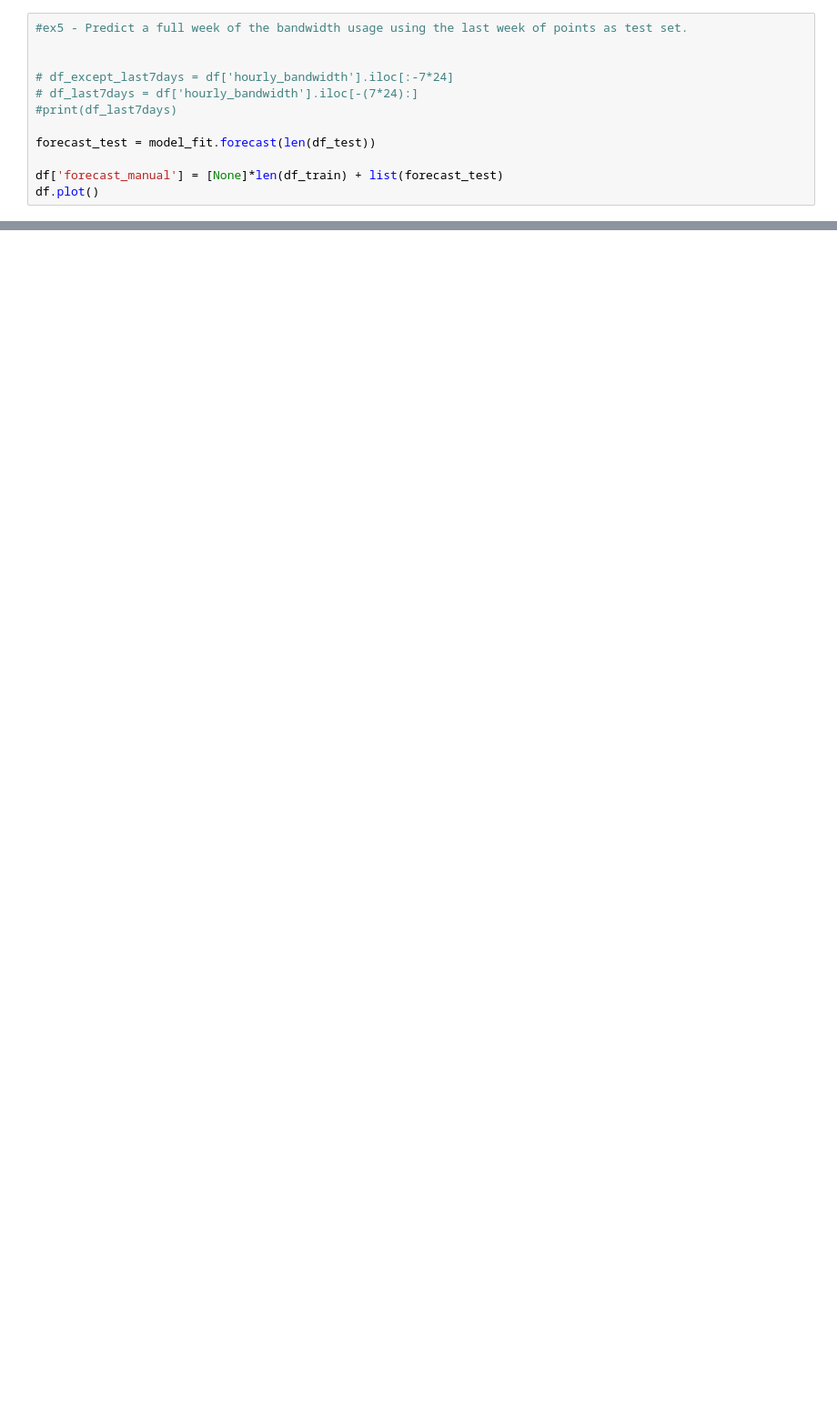
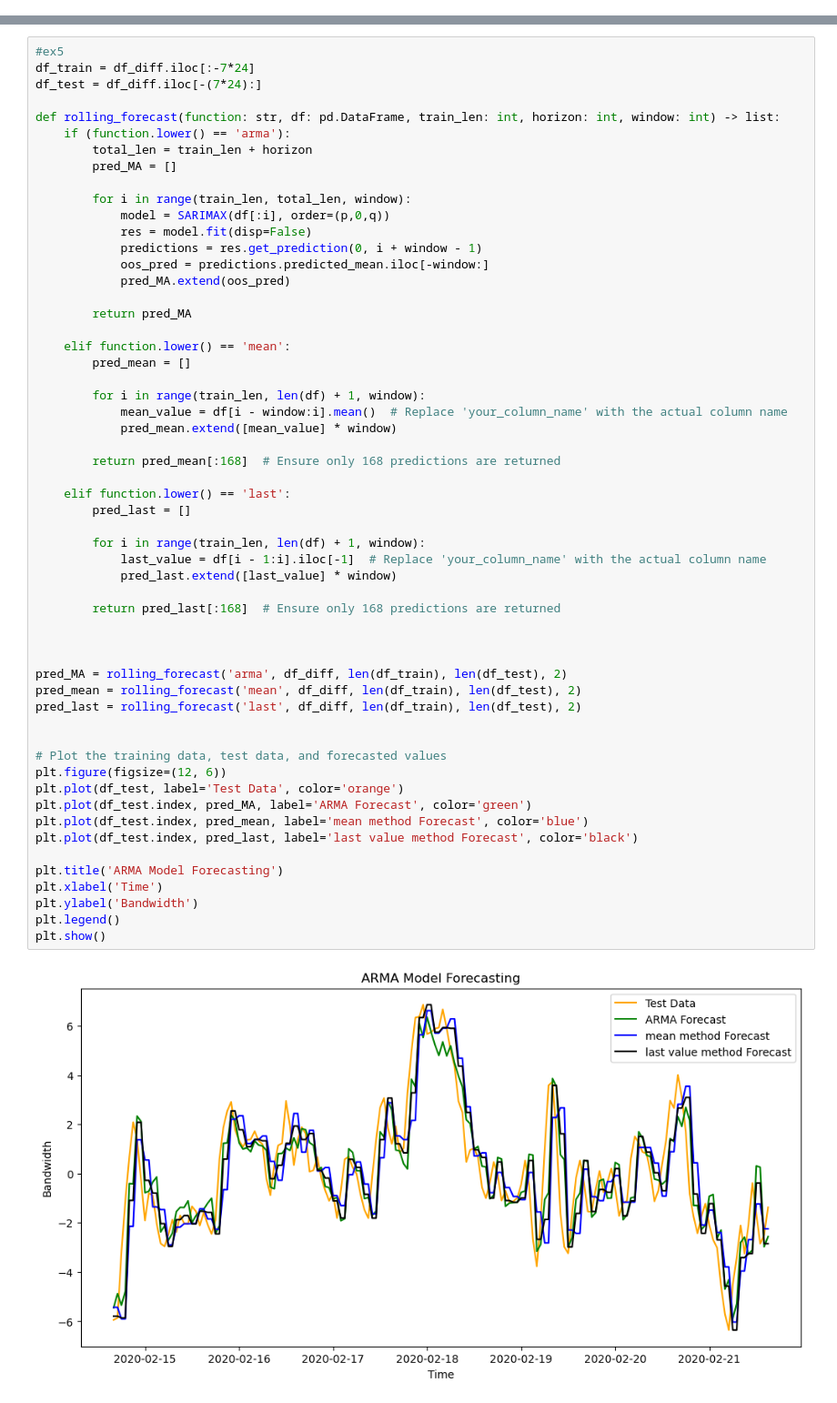
Before and after one commit to JoaoRFigueiredo/MEI-SIC, a Jupyter notebook: Ano1/MINDD/PL/Aula8/ficha_8.ipynb, the cells around one changed output, grey strips where cells are left out. Shown at 91% size. Saved outputs shown, nothing was run; the diff lists cells and outputs as text; blank space fills up the shorter version.

```diff
--- a/Ano1/MINDD/PL/Aula8/ficha_8.ipynb
+++ b/Ano1/MINDD/PL/Aula8/ficha_8.ipynb
@@ -296,15 +264,3 @@ plt.show()
 [figure]
 <Figure size 1200x400 with 0 Axes>
 [figure]
-# %%
-#ex5 - Predict a full week of the bandwidth usage using the last week of points as test set.
-
-
-# df_except_last7days = df['hourly_bandwidth'].iloc[:-7*24]
-# df_last7days = df['hourly_bandwidth'].iloc[-(7*24):]
-#print(df_last7days)
-
-forecast_test = model_fit.forecast(len(df_test))
-
-df['forecast_manual'] = [None]*len(df_train) + list(forecast_test)
-df.plot()
@@ -421,0 +267,58 @@ plt.show()
+# %%
+#ex5
+df_train = df_diff.iloc[:-7*24]
+df_test = df_diff.iloc[-(7*24):]
+
+def rolling_forecast(function: str, df: pd.DataFrame, train_len: int, horizon: int, window: int) -> list:
+    if (function.lower() == 'arma'):
+        total_len = train_len + horizon
+        pred_MA = []
+
+        for i in range(train_len, total_len, window):
+            model = SARIMAX(df[:i], order=(p,0,q))
+            res = model.fit(disp=False)
+            predictions = res.get_prediction(0, i + window - 1)
+            oos_pred = predictions.predicted_mean.iloc[-window:]
+            pred_MA.extend(oos_pred)
+
+        return pred_MA
+
+    elif function.lower() == 'mean':
+        pred_mean = []
+
+        for i in range(train_len, len(df) + 1, window):
+            mean_value = df[i - window:i].mean()  # Replace 'your_column_name' with the actual column name
+            pred_mean.extend([mean_value] * window)
+
+        return pred_mean[:168]  # Ensure only 168 predictions are returned
+
+    elif function.lower() == 'last':
+        pred_last = []
+
+        for i in range(train_len, len(df) + 1, window):
+            last_value = df[i - 1:i].iloc[-1]  # Replace 'your_column_name' with the actual column name
+            pred_last.extend([last_value] * window)
+
+        return pred_last[:168]  # Ensure only 168 predictions are returned
+
+
+
+pred_MA = rolling_forecast('arma', df_diff, len(df_train), len(df_test), 2)
+pred_mean = rolling_forecast('mean', df_diff, len(df_train), len(df_test), 2)
+pred_last = rolling_forecast('last', df_diff, len(df_train), len(df_test), 2)
+
+
+# Plot the training data, test data, and forecasted values
+plt.figure(figsize=(12, 6))
+plt.plot(df_test, label='Test Data', color='orange')
+plt.plot(df_test.index, pred_MA, label='ARMA Forecast', color='green')
+plt.plot(df_test.index, pred_mean, label='mean method Forecast', color='blue')
+plt.plot(df_test.index, pred_last, label='last value method Forecast', color='black')
+
+plt.title('ARMA Model Forecasting')
+plt.xlabel('Time')
+plt.ylabel('Bandwidth')
+plt.legend()
+plt.show()
+# %% [output]
+[figure, added]
```
Also changed, not shown: parts of 20 cells of this notebook, 5 other files.
